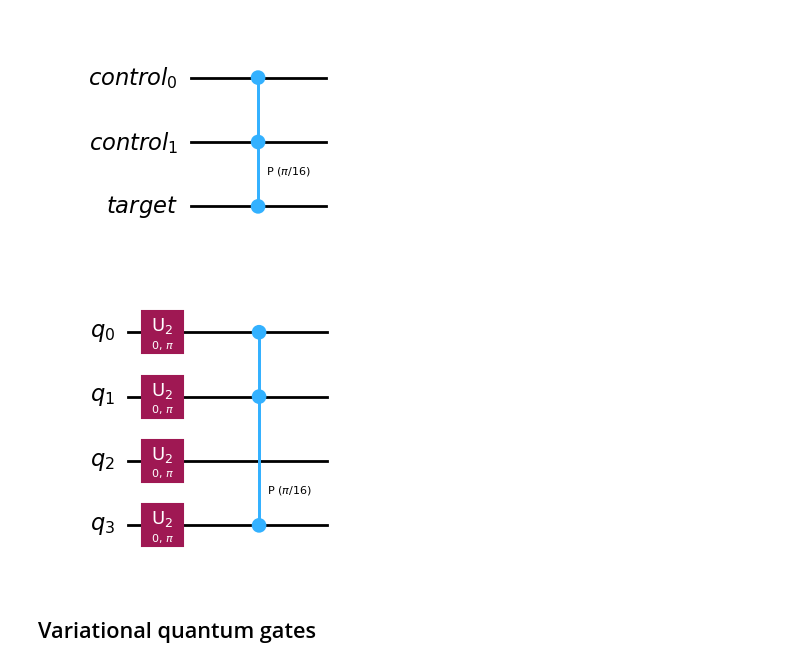
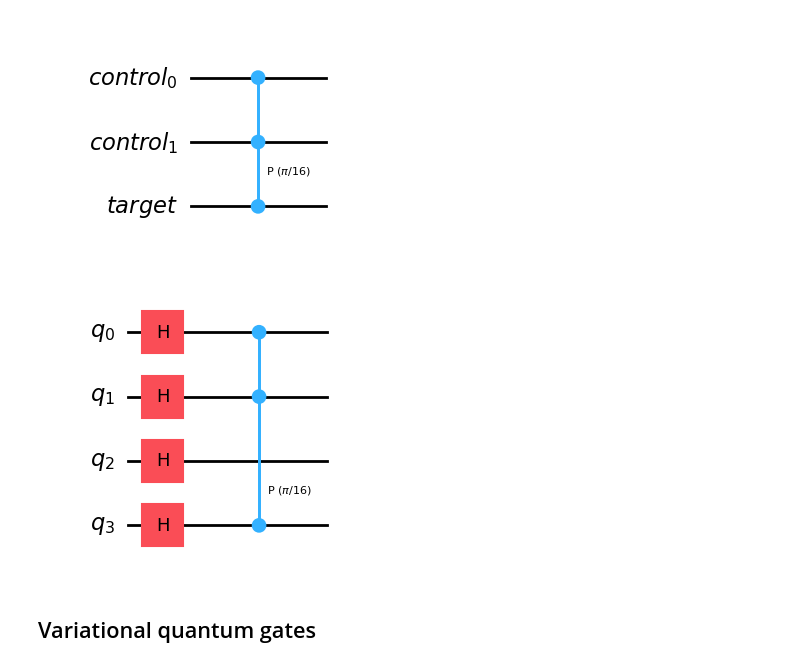
Before and after one commit to AKookani/Qiskit_course, a Jupyter notebook: Qiskit0.ipynb, the cells around one changed output. Cells and saved outputs as stored; diff of their text form; code cells hidden in the pictures.

```diff
--- a/Qiskit0.ipynb
+++ b/Qiskit0.ipynb
@@ -665,7 +668,7 @@ p16_gate.definition.draw("mpl")
 [figure]
 # %%
 # Create a controlled version of the p16_gate with 2 control qubits
-ctrl_p16 = p16_gate.control(2)
+ctrl_p16 = p16_gate.control(num_ctrl_qubits=2, label="control p/16")
 
 # Draw the definition (circuit) of the controlled p16_gate
 ctrl_p16.definition.draw("mpl")
@@ -674,18 +677,18 @@ ctrl_p16.definition.draw("mpl")
 # %%
 # Create a quantum circuit with 4 qubits
 qc = QuantumCircuit(4)
 
 # Apply Hadamard gates to qubits 0, 1, 2, and 3 to put them into superposition
 qc.h([0, 1, 2, 3])
 
 # Append the previously defined controlled p16_gate to the circuit
 # Apply it with control qubits 0 and 1, and target qubit 3
 qc.append(ctrl_p16, [0, 1, 3])
 
 # Decompose the appended controlled p16_gate back into its basic gates and draw the circuit
-qc.decompose().draw("mpl")
+qc.decompose(gates_to_decompose="control p/16").draw("mpl")
 # %% [output]
-[figure, old version]
+[figure, new version]
 # %% [markdown]
 ## Variational quantum gates
 # %%
```
Also changed, not shown: parts of 8 cells of this notebook.
